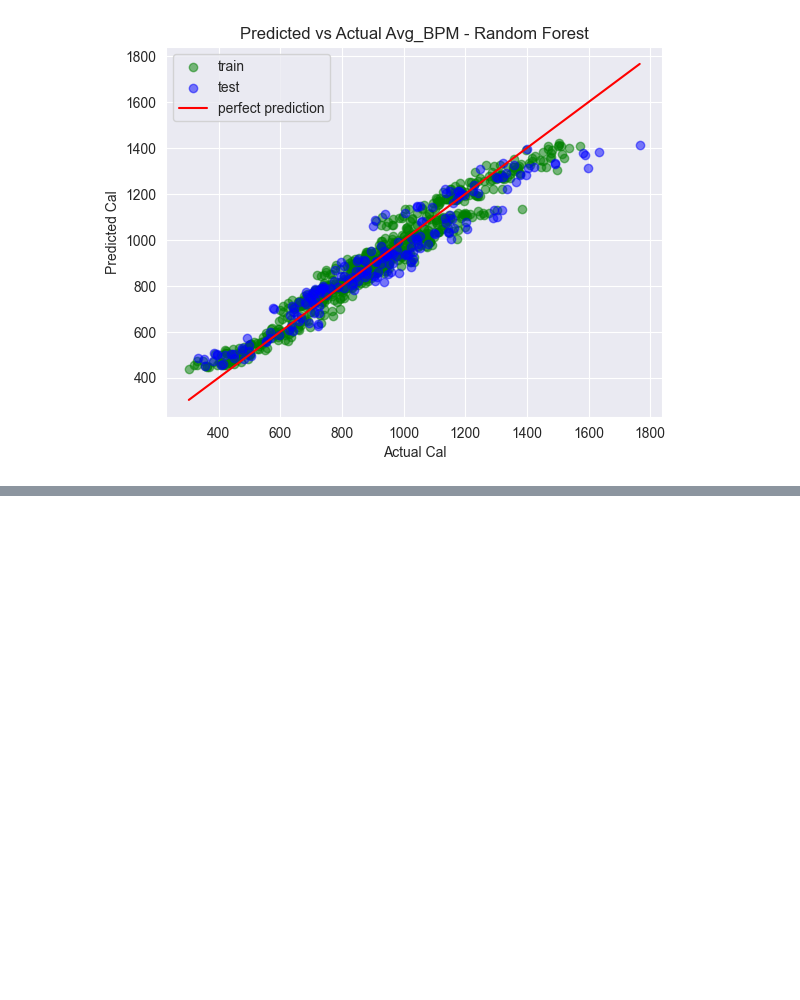
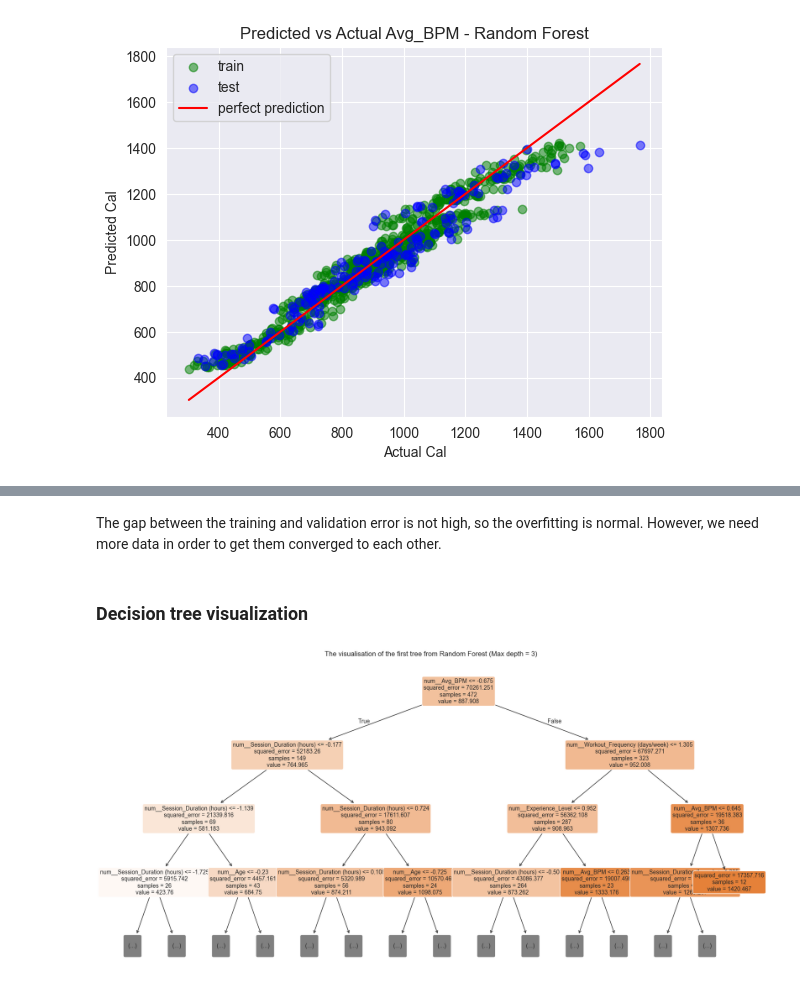
Before and after one commit to anamariapopa/CaloriesBurnedPrediction, a Jupyter notebook: Training_Random_Forest.ipynb, the cells around one changed output, grey strips where cells are left out. Saved outputs shown, nothing was run; the diff lists cells and outputs as text; code cells hidden in the pictures; blank space fills up the shorter version.

```diff
--- a/Training_Random_Forest.ipynb
+++ b/Training_Random_Forest.ipynb
@@ -72,0 +139,23 @@ R² on test:  0.9131
+# %% [markdown]
+The gap between the training and validation error is not high, so the overfitting is normal. However, we need more data in order to get them converged to each other.
+# %% [markdown]
+### Decision tree visualization
+# %%
+from sklearn.tree import plot_tree
+
+
+single_tree = rf_model.estimators_[0]
+
+plt.figure(figsize=(20, 10))
+plot_tree(
+    single_tree,
+    feature_names=feature_train.columns,
+    filled=True,
+    rounded=True,
+    max_depth=3,
+    fontsize=10
+)
+plt.title("The visualisation of the first tree from Random Forest (Max depth = 3)")
+plt.show()
+# %% [output]
+[figure, added]
```
Also changed, not shown: parts of 12 cells of this notebook, 1 other file.
